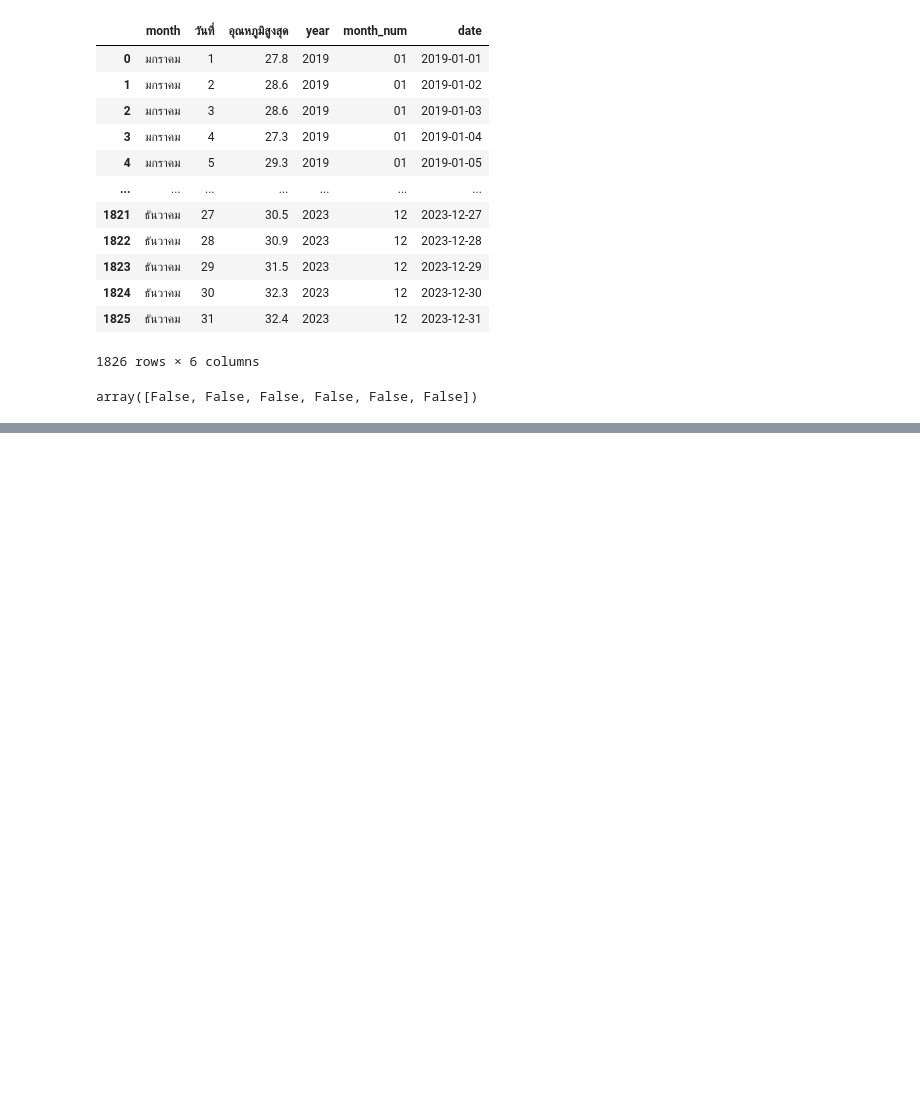
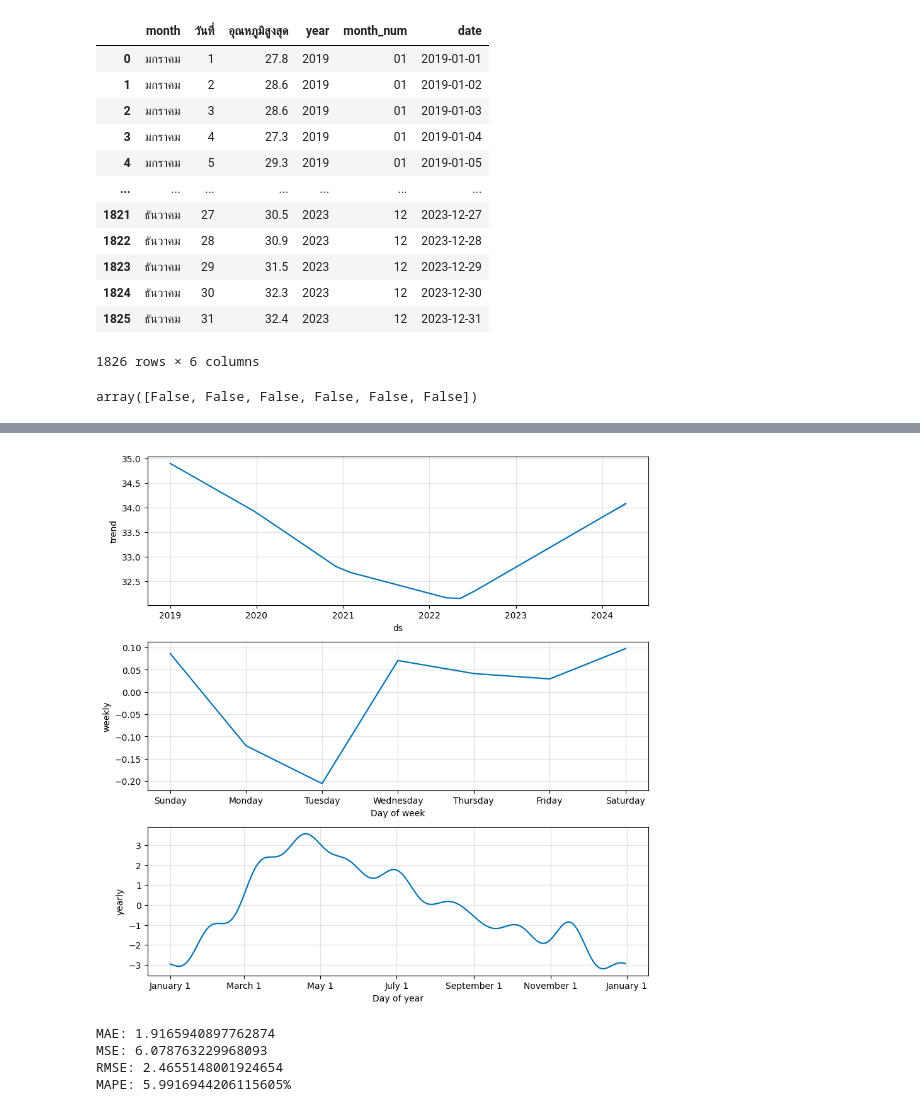
Before and after one commit to Tawanss/football, a Jupyter notebook: Untitled12.ipynb, the cells around one changed output, grey strips where cells are left out. Saved outputs shown, nothing was run; the diff lists cells and outputs as text; code cells hidden in the pictures; blank space fills up the shorter version.

```diff
--- a/Untitled12.ipynb
+++ b/Untitled12.ipynb
@@ -477,0 +609,6 @@ merge.to_excel(r"/content/drive/MyDrive/อุตุviz/File Name.xlsx", index=F
+# %%
+# แสดงองค์ประกอบของการพยากรณ์
+fig2 = model.plot_components(forecast)
+plt.show()
+# %% [output]
+[figure, added]
@@ -477,0 +618,16 @@ merge.to_excel(r"/content/drive/MyDrive/อุตุviz/File Name.xlsx", index=F
+# %%
+#ประสิทธิภาพโมเดล
+mae = mean_absolute_error(y_true, y_pred)
+mse = mean_squared_error(y_true, y_pred)
+rmse = np.sqrt(mse)
+mape = np.mean(np.abs((y_true - y_pred) / y_true)) * 100
+
+print(f'MAE: {mae}')
+print(f'MSE: {mse}')
+print(f'RMSE: {rmse}')
+print(f'MAPE: {mape}%')
+# %% [output]
+MAE: 1.9165940897762874
+MSE: 6.078763229968093
+RMSE: 2.4655148001924654
+MAPE: 5.9916944206115605%
```
Also changed, not shown: parts of 21 cells of this notebook.
